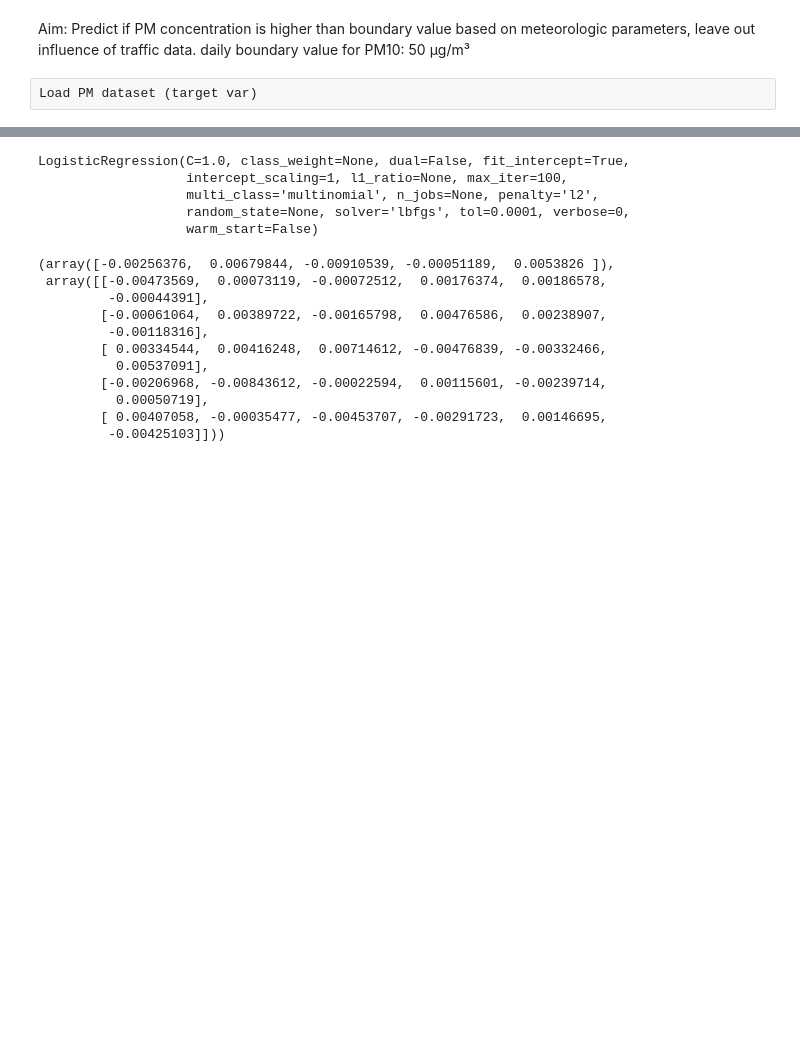
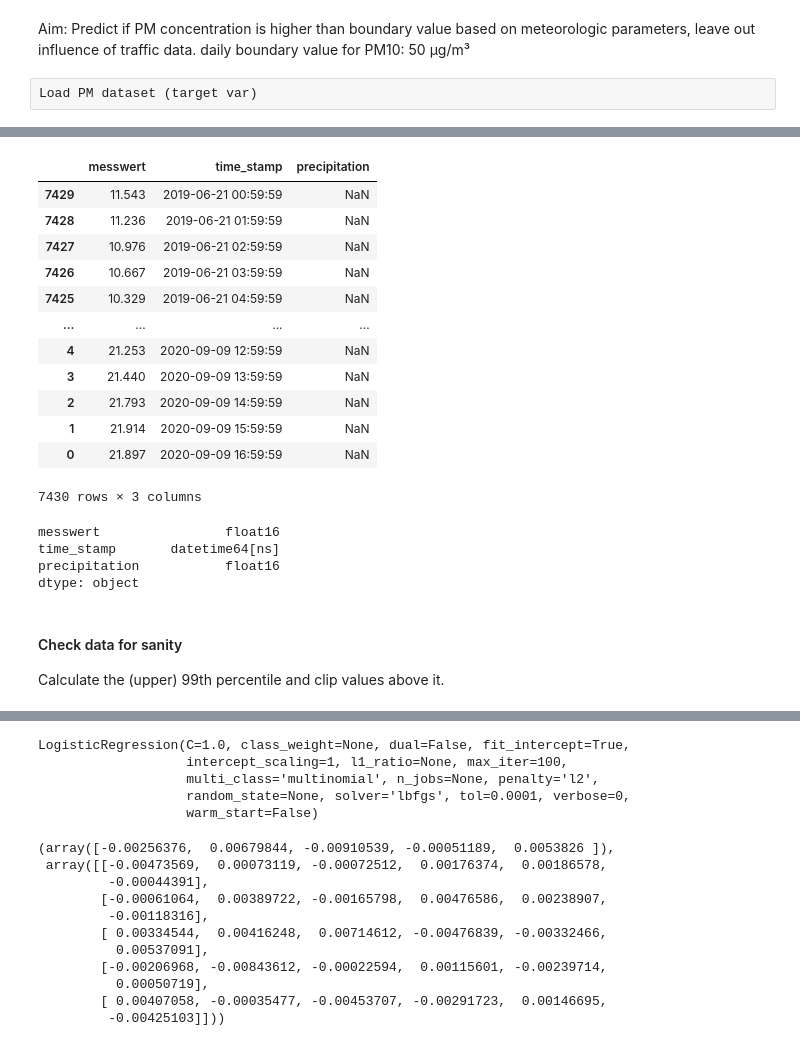
Before and after one commit to AnnaBooki/ml_test, a Jupyter notebook: Softmax_REG.ipynb, the cells around one changed output, grey strips where cells are left out. Cells and saved outputs as stored; diff of their text form; code cells hidden in the pictures; blank space fills up the shorter version.

```diff
--- a/Softmax_REG.ipynb
+++ b/Softmax_REG.ipynb
@@ -168,0 +26,8 @@ print(y_test.shape)
+# %%
+sql_query = f"""
+    SELECT time_stamp, messwert
+    FROM daten.tab_werte
+    WHERE fk_messstelle = 27
+    AND fk_datentyp = 4
+    ORDER BY time_stamp DESC
+"""
@@ -168,0 +47,4 @@ print(y_test.shape)
+# %%
+conn = psycopg2.connect("dbname=sauber_lubw user=postgres password=1234 port=5432")
+# %%
+pd_read = pd.read_sql_query(sql_query, conn)
@@ -168,0 +69,7 @@ print(y_test.shape)
+# %%
+df = pd.DataFrame(
+    pd_read,
+    columns=["messwert", "time_stamp", "precipitation"],
+    )
+
+df.head
@@ -168,0 +91,17 @@ print(y_test.shape)
+# %%
+## check if just meteorolgical data exists since 2019/06
+df.sort_values(by=["time_stamp"])
+# %% [output]
+|  | messwert | time_stamp | precipitation |
+| 7429 | 11.543 | 2019-06-21 00:59:59 | NaN |
+| 7428 | 11.236 | 2019-06-21 01:59:59 | NaN |
+| 7427 | 10.976 | 2019-06-21 02:59:59 | NaN |
+| 7426 | 10.667 | 2019-06-21 03:59:59 | NaN |
+| 7425 | 10.329 | 2019-06-21 04:59:59 | NaN |
+| ... | ... | ... | ... |
+| 4 | 21.253 | 2020-09-09 12:59:59 | NaN |
+| 3 | 21.440 | 2020-09-09 13:59:59 | NaN |
+| 2 | 21.793 | 2020-09-09 14:59:59 | NaN |
+| 1 | 21.914 | 2020-09-09 15:59:59 | NaN |
+| 0 | 21.897 | 2020-09-09 16:59:59 | NaN |
+7430 rows × 3 columns
@@ -168,0 +116,13 @@ print(y_test.shape)
+# %%
+df.astype({'messwert':'float16',
+            'time_stamp':'datetime64',
+            'precipitation':'float16'
+          }).dtypes
+# %% [output]
+messwert                float16
+time_stamp       datetime64[ns]
+precipitation           float16
+dtype: object
+# %% [markdown]
+#### Check data for sanity
+Calculate the (upper) 99th percentile and clip values above it.
```
Also changed, not shown: parts of 68 cells of this notebook.
